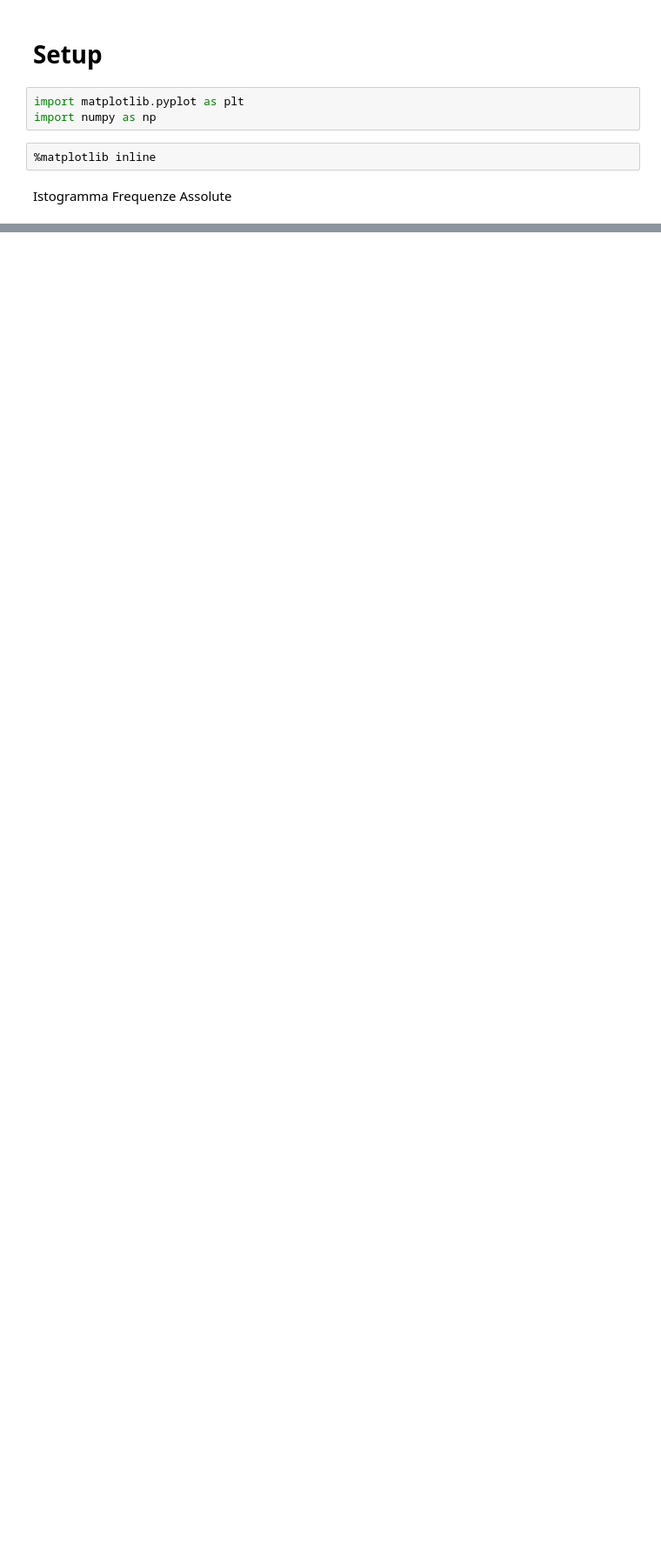
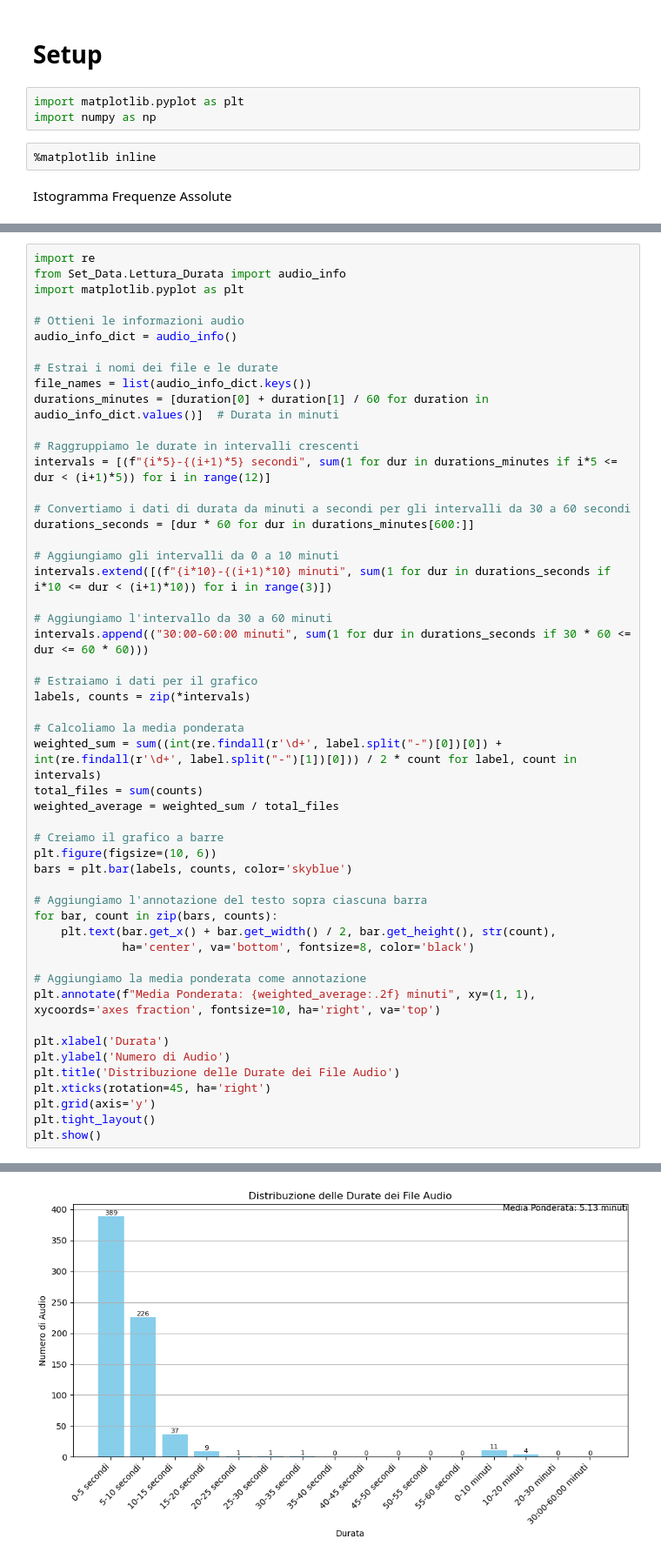
Before and after one commit to IreneGaita/UnderwaterSoundsClassification, a Jupyter notebook: AnalisiPreprocessing.ipynb, the cells around one changed output, grey strips where cells are left out. Shown at 87% size. Saved outputs shown, nothing was run; the diff lists cells and outputs as text; blank space fills up the shorter version.

```diff
--- a/AnalisiPreprocessing.ipynb
+++ b/AnalisiPreprocessing.ipynb
@@ -174,0 +126,52 @@ Totale file audio: 664
+# %%
+import re
+from Set_Data.Lettura_Durata import audio_info
+import matplotlib.pyplot as plt
+
+# Ottieni le informazioni audio
+audio_info_dict = audio_info()
+
+# Estrai i nomi dei file e le durate
+file_names = list(audio_info_dict.keys())
+durations_minutes = [duration[0] + duration[1] / 60 for duration in audio_info_dict.values()]  # Durata in minuti
+
+# Raggruppiamo le durate in intervalli crescenti
+intervals = [(f"{i*5}-{(i+1)*5} secondi", sum(1 for dur in durations_minutes if i*5 <= dur < (i+1)*5)) for i in range(12)]
+
+# Convertiamo i dati di durata da minuti a secondi per gli intervalli da 30 a 60 secondi
+durations_seconds = [dur * 60 for dur in durations_minutes[600:]]
+
+# Aggiungiamo gli intervalli da 0 a 10 minuti
+intervals.extend([(f"{i*10}-{(i+1)*10} minuti", sum(1 for dur in durations_seconds if i*10 <= dur < (i+1)*10)) for i in range(3)])
+
+# Aggiungiamo l'intervallo da 30 a 60 minuti
+intervals.append(("30:00-60:00 minuti", sum(1 for dur in durations_seconds if 30 * 60 <= dur <= 60 * 60)))
+
+# Estraiamo i dati per il grafico
+labels, counts = zip(*intervals)
+
+# Calcoliamo la media ponderata
+weighted_sum = sum((int(re.findall(r'\d+', label.split("-")[0])[0]) + int(re.findall(r'\d+', label.split("-")[1])[0])) / 2 * count for label, count in intervals)
+total_files = sum(counts)
+weighted_average = weighted_sum / total_files
+
+# Creiamo il grafico a barre
+plt.figure(figsize=(10, 6))
+bars = plt.bar(labels, counts, color='skyblue')
+
+# Aggiungiamo l'annotazione del testo sopra ciascuna barra
+for bar, count in zip(bars, counts):
+    plt.text(bar.get_x() + bar.get_width() / 2, bar.get_height(), str(count),
+             ha='center', va='bottom', fontsize=8, color='black')
+
+# Aggiungiamo la media ponderata come annotazione
+plt.annotate(f"Media Ponderata: {weighted_average:.2f} minuti", xy=(1, 1), xycoords='axes fraction', fontsize=10, ha='right', va='top')
+
+plt.xlabel('Durata')
+plt.ylabel('Numero di Audio')
+plt.title('Distribuzione delle Durate dei File Audio')
+plt.xticks(rotation=45, ha='right')
+plt.grid(axis='y')
+plt.tight_layout()
+plt.show()
+# %% [output]
@@ -174,0 +195 @@ Totale file audio: 664
+[figure, added]
```
Also changed, not shown: parts of 4 cells of this notebook.
